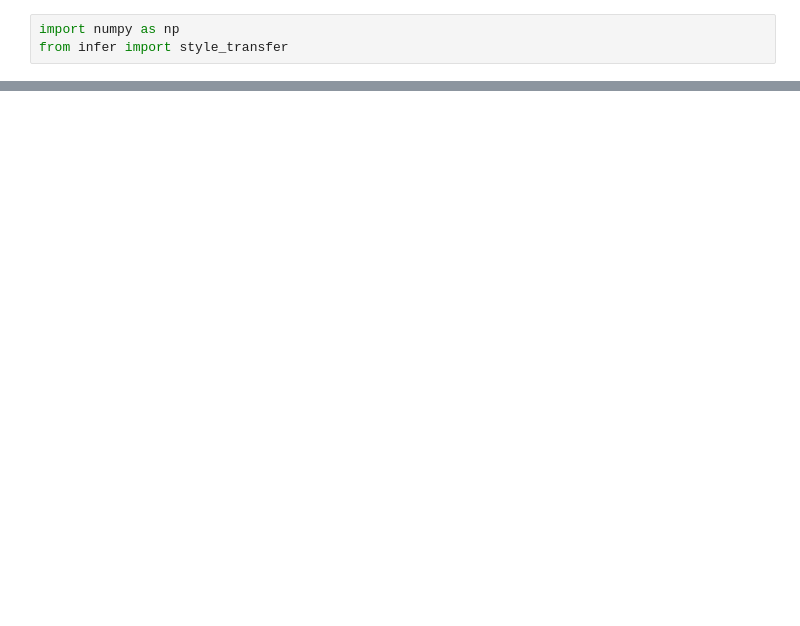
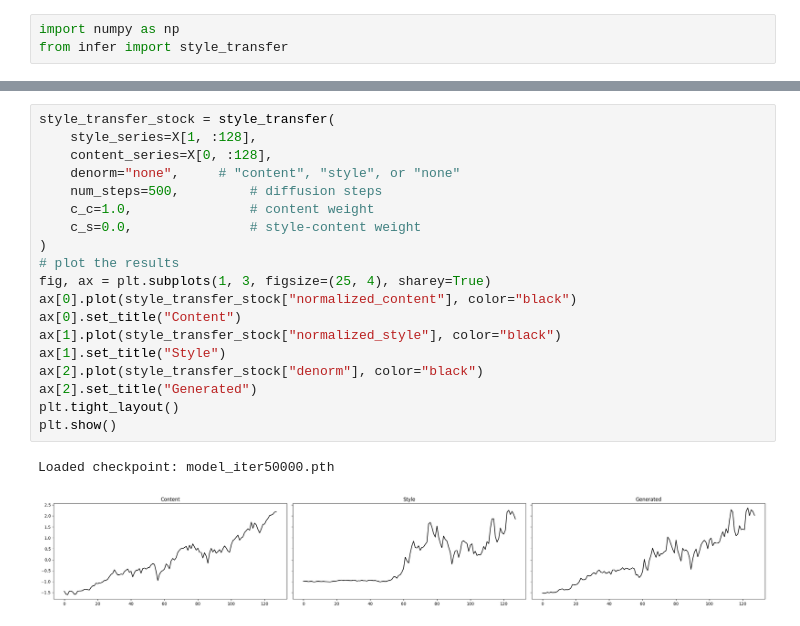
Before and after one commit to mayanknagda/style-transfer-for-high-fidelity-time-series-augmentation, a Jupyter notebook: tutorial.ipynb, the cells around one changed output, grey strips where cells are left out. Drawn from its saved outputs; the diff is of its cells as text; blank space fills up the shorter version.

```diff
--- a/tutorial.ipynb
+++ b/tutorial.ipynb
@@ -29,0 +75,22 @@ plt.show()
+# %%
+style_transfer_stock = style_transfer(
+    style_series=X[1, :128],
+    content_series=X[0, :128],
+    denorm="none",     # "content", "style", or "none"
+    num_steps=500,         # diffusion steps
+    c_c=1.0,               # content weight
+    c_s=0.0,               # style-content weight
+)
+# plot the results
+fig, ax = plt.subplots(1, 3, figsize=(25, 4), sharey=True)
+ax[0].plot(style_transfer_stock["normalized_content"], color="black")
+ax[0].set_title("Content")
+ax[1].plot(style_transfer_stock["normalized_style"], color="black")
+ax[1].set_title("Style")
+ax[2].plot(style_transfer_stock["denorm"], color="black")
+ax[2].set_title("Generated")
+plt.tight_layout()
+plt.show()
+# %% [output]
+Loaded checkpoint: model_iter50000.pth
+[figure, added]
```
Also changed, not shown: parts of 4 cells of this notebook, 6 other files.
